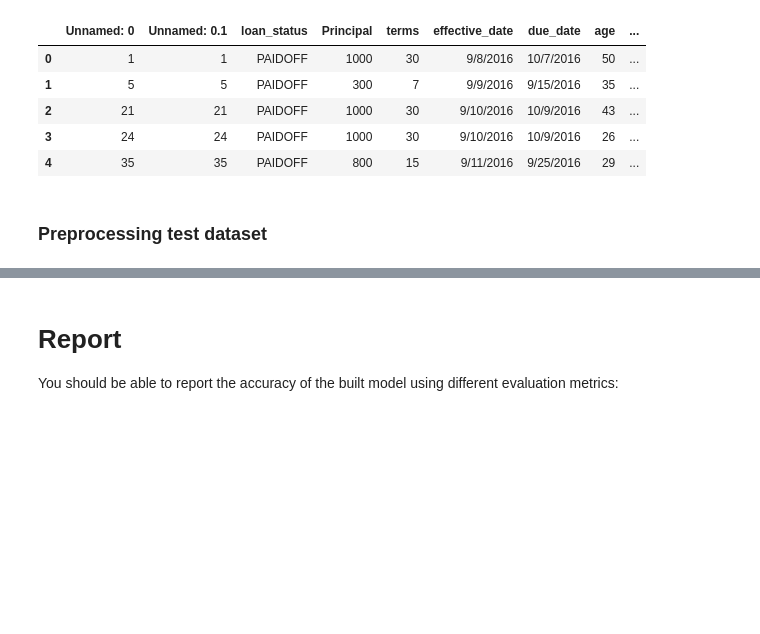
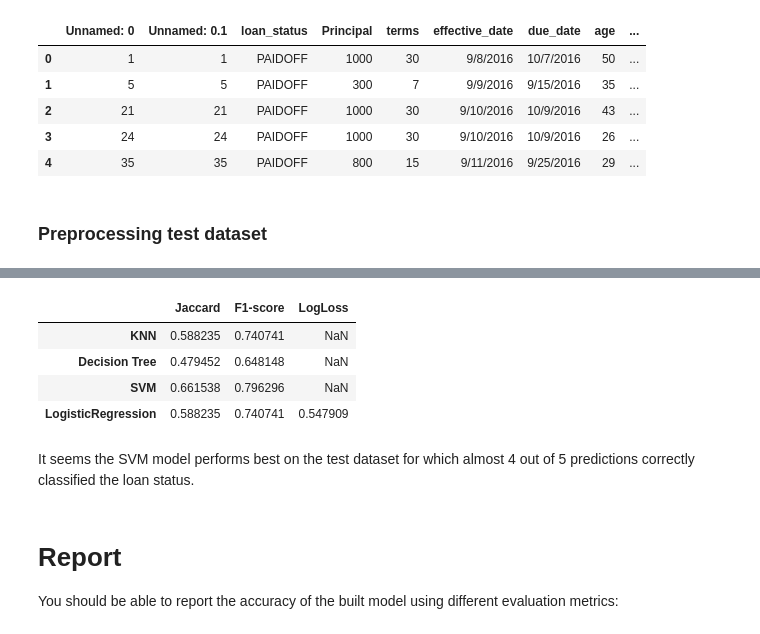
Before and after one commit to phdenzel/ibm_projects, a Jupyter notebook: mlwpy_project.ipynb, the cells around one changed output, grey strips where cells are left out. Saved outputs shown, nothing was run; the diff lists cells and outputs as text; code cells hidden in the pictures; blank space fills up the shorter version.

Commit message:
Final report

```diff
--- a/mlwpy_project.ipynb
+++ b/mlwpy_project.ipynb
@@ -618,0 +691,18 @@ It seems that the SVM using a linear kernel function produces a tuned classifica
+# %%
+# With optimized parameters
+logreg = LogisticRegression(C=opt_reg, solver=opt_sol)
+logreg = logreg.fit(X_train, y_train)
+y_hat = logreg.predict(X_test)
+yhat_prob = logreg.predict_proba(X_test)
+
+# Verbosity
+print("Train set accuracy:           {:6.4f}".format(
+    metrics.accuracy_score(y_train, logreg.predict(X_train))))
+print("Test set accuracy:            {:6.4f}".format(
+    metrics.accuracy_score(y_test, y_hat)))
+print("Test set accuracy (Jaccard):  {:6.4f}".format(
+    metrics.jaccard_score(y_test, y_hat, average='micro')))
+print("Test set accuracy (F1):       {:6.4f}".format(
+    metrics.f1_score(y_test, y_hat, average='micro')))
+print("Test set accuracy (log_loss): {:6.4f}".format(
+    metrics.log_loss(y_test, yhat_prob)))
@@ -661,3 +788,38 @@ test_df.head()
+# %%
+report = pd.DataFrame(np.full((4, 3), np.nan),
+                      index=['KNN', 'Decision Tree', 'SVM', 'LogisticRegression'],
+                      columns=['Jaccard', 'F1-score', 'LogLoss'])
+models = {k: v for k, v in zip(report.index, [knn, dtree, svm_mdl, logreg])}
+scores = {k: v for k, v in zip(report.columns,
+                               [metrics.jaccard_score, metrics.f1_score, metrics.log_loss])}
+
+for algo in models:
+    mdl = models[algo]
+    try:
+        y_hat = mdl.predict(X_testdf)
+    except ValueError:
+        y_hat = mdl.predict(X_testdf[:, :5])
+    for score in scores:
+        # print(mdl, score)
+        score_func = scores[score]
+        if algo == 'LogisticRegression' and score == 'LogLoss':
+            yhat_prob = mdl.predict_proba(X_testdf)
+            acc = score_func(y_testdf, yhat_prob)
+        elif score == 'LogLoss':
+            acc = np.nan
+        else:
+            acc = score_func(y_testdf, y_hat, average='micro')
+        report.loc[algo][score] = acc
+
+report
+# %% [output]
+|  | Jaccard | F1-score | LogLoss |
+| KNN | 0.588235 | 0.740741 | NaN |
+| Decision Tree | 0.479452 | 0.648148 | NaN |
+| SVM | 0.661538 | 0.796296 | NaN |
+| LogisticRegression | 0.588235 | 0.740741 | 0.547909 |
+# %% [markdown]
+It seems the SVM model performs best on the test dataset for which almost 4 out of 5 predictions correctly classified the loan status.
 # %% [markdown]
 # Report
 You should be able to report the accuracy of the built model using different evaluation metrics:
```
Also changed, not shown: parts of 14 cells of this notebook.
